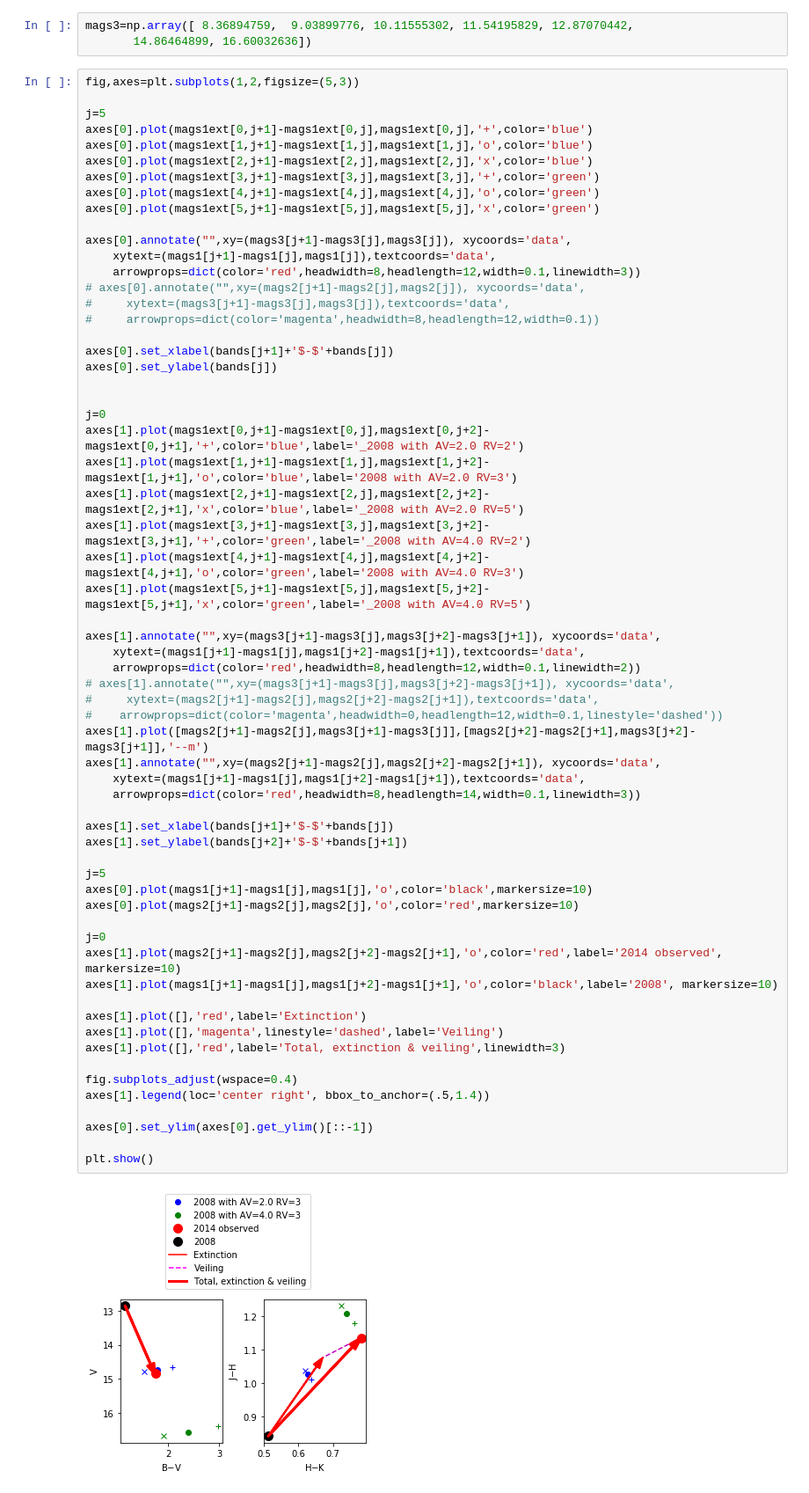
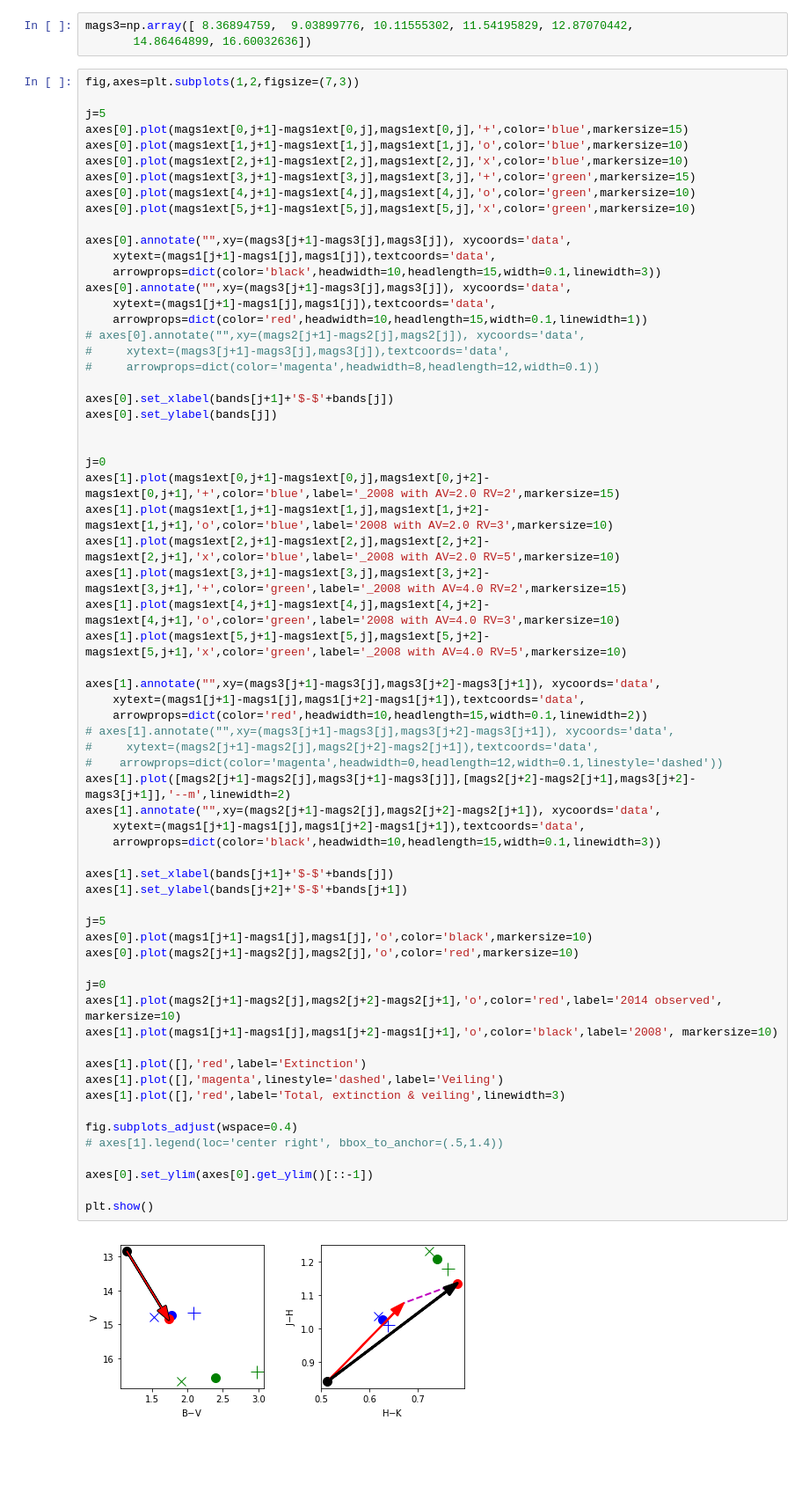
Before and after one commit to krislars/AA_Tau_Covey, a Jupyter notebook: AATau_5_figures.ipynb, the cells around one changed output. Shown: that part at 88% size. Cells and saved outputs as stored; diff of their text form; blank space fills up the shorter version.

```diff
--- a/AATau_5_figures.ipynb
+++ b/AATau_5_figures.ipynb
@@ -386,19 +427,22 @@ plt.show()
 mags3=np.array([ 8.36894759,  9.03899776, 10.11555302, 11.54195829, 12.87070442,
        14.86464899, 16.60032636])
 # %%
-fig,axes=plt.subplots(1,2,figsize=(5,3))
+fig,axes=plt.subplots(1,2,figsize=(7,3))
 
 j=5
-axes[0].plot(mags1ext[0,j+1]-mags1ext[0,j],mags1ext[0,j],'+',color='blue')
-axes[0].plot(mags1ext[1,j+1]-mags1ext[1,j],mags1ext[1,j],'o',color='blue')
-axes[0].plot(mags1ext[2,j+1]-mags1ext[2,j],mags1ext[2,j],'x',color='blue')
-axes[0].plot(mags1ext[3,j+1]-mags1ext[3,j],mags1ext[3,j],'+',color='green')
-axes[0].plot(mags1ext[4,j+1]-mags1ext[4,j],mags1ext[4,j],'o',color='green')
-axes[0].plot(mags1ext[5,j+1]-mags1ext[5,j],mags1ext[5,j],'x',color='green')
+axes[0].plot(mags1ext[0,j+1]-mags1ext[0,j],mags1ext[0,j],'+',color='blue',markersize=15)
+axes[0].plot(mags1ext[1,j+1]-mags1ext[1,j],mags1ext[1,j],'o',color='blue',markersize=10)
+axes[0].plot(mags1ext[2,j+1]-mags1ext[2,j],mags1ext[2,j],'x',color='blue',markersize=10)
+axes[0].plot(mags1ext[3,j+1]-mags1ext[3,j],mags1ext[3,j],'+',color='green',markersize=15)
+axes[0].plot(mags1ext[4,j+1]-mags1ext[4,j],mags1ext[4,j],'o',color='green',markersize=10)
+axes[0].plot(mags1ext[5,j+1]-mags1ext[5,j],mags1ext[5,j],'x',color='green',markersize=10)
 
 axes[0].annotate("",xy=(mags3[j+1]-mags3[j],mags3[j]), xycoords='data',
     xytext=(mags1[j+1]-mags1[j],mags1[j]),textcoords='data',
-    arrowprops=dict(color='red',headwidth=8,headlength=12,width=0.1,linewidth=3))
+    arrowprops=dict(color='black',headwidth=10,headlength=15,width=0.1,linewidth=3))
+axes[0].annotate("",xy=(mags3[j+1]-mags3[j],mags3[j]), xycoords='data',
+    xytext=(mags1[j+1]-mags1[j],mags1[j]),textcoords='data',
+    arrowprops=dict(color='red',headwidth=10,headlength=15,width=0.1,linewidth=1))
 # axes[0].annotate("",xy=(mags2[j+1]-mags2[j],mags2[j]), xycoords='data',
 #     xytext=(mags3[j+1]-mags3[j],mags3[j]),textcoords='data',
 #     arrowprops=dict(color='magenta',headwidth=8,headlength=12,width=0.1))
@@ -408,44 +452,44 @@ axes[0].set_ylabel(bands[j])
 
 
 j=0
-axes[1].plot(mags1ext[0,j+1]-mags1ext[0,j],mags1ext[0,j+2]-mags1ext[0,j+1],'+',color='blue',label='_2008 with AV=2.0 RV=2')
-axes[1].plot(mags1ext[1,j+1]-mags1ext[1,j],mags1ext[1,j+2]-mags1ext[1,j+1],'o',color='blue',label='2008 with AV=2.0 RV=3')
-axes[1].plot(mags1ext[2,j+1]-mags1ext[2,j],mags1ext[2,j+2]-mags1ext[2,j+1],'x',color='blue',label='_2008 with AV=2.0 RV=5')
-axes[1].plot(mags1ext[3,j+1]-mags1ext[3,j],mags1ext[3,j+2]-mags1ext[3,j+1],'+',color='green',label='_2008 with AV=4.0 RV=2')
-axes[1].plot(mags1ext[4,j+1]-mags1ext[4,j],mags1ext[4,j+2]-mags1ext[4,j+1],'o',color='green',label='2008 with AV=4.0 RV=3')
-axes[1].plot(mags1ext[5,j+1]-mags1ext[5,j],mags1ext[5,j+2]-mags1ext[5,j+1],'x',color='green',label='_2008 with AV=4.0 RV=5')
+axes[1].plot(mags1ext[0,j+1]-mags1ext[0,j],mags1ext[0,j+2]-mags1ext[0,j+1],'+',color='blue',label='_2008 with AV=2.0 RV=2',markersize=15)
+axes[1].plot(mags1ext[1,j+1]-mags1ext[1,j],mags1ext[1,j+2]-mags1ext[1,j+1],'o',color='blue',label='2008 with AV=2.0 RV=3',markersize=10)
+axes[1].plot(mags1ext[2,j+1]-mags1ext[2,j],mags1ext[2,j+2]-mags1ext[2,j+1],'x',color='blue',label='_2008 with AV=2.0 RV=5',markersize=10)
+axes[1].plot(mags1ext[3,j+1]-mags1ext[3,j],mags1ext[3,j+2]-mags1ext[3,j+1],'+',color='green',label='_2008 with AV=4.0 RV=2',markersize=15)
+axes[1].plot(mags1ext[4,j+1]-mags1ext[4,j],mags1ext[4,j+2]-mags1ext[4,j+1],'o',color='green',label='2008 with AV=4.0 RV=3',markersize=10)
+axes[1].plot(mags1ext[5,j+1]-mags1ext[5,j],mags1ext[5,j+2]-mags1ext[5,j+1],'x',color='green',label='_2008 with AV=4.0 RV=5',markersize=10)
 
 axes[1].annotate("",xy=(mags3[j+1]-mags3[j],mags3[j+2]-mags3[j+1]), xycoords='data',
     xytext=(mags1[j+1]-mags1[j],mags1[j+2]-mags1[j+1]),textcoords='data',
-    arrowprops=dict(color='red',headwidth=8,headlength=12,width=0.1,linewidth=2))
+    arrowprops=dict(color='red',headwidth=10,headlength=15,width=0.1,linewidth=2))
 # axes[1].annotate("",xy=(mags3[j+1]-mags3[j],mags3[j+2]-mags3[j+1]), xycoords='data',
 #     xytext=(mags2[j+1]-mags2[j],mags2[j+2]-mags2[j+1]),textcoords='data',
 #    arrowprops=dict(color='magenta',headwidth=0,headlength=12,width=0.1,linestyle='dashed'))
-axes[1].plot([mags2[j+1]-mags2[j],mags3[j+1]-mags3[j]],[mags2[j+2]-mags2[j+1],mags3[j+2]-mags3[j+1]],'--m')
+axes[1].plot([mags2[j+1]-mags2[j],mags3[j+1]-mags3[j]],[mags2[j+2]-mags2[j+1],mags3[j+2]-mags3[j+1]],'--m',linewidth=2)
 axes[1].annotate("",xy=(mags2[j+1]-mags2[j],mags2[j+2]-mags2[j+1]), xycoords='data',
     xytext=(mags1[j+1]-mags1[j],mags1[j+2]-mags1[j+1]),textcoords='data',
-    arrowprops=dict(color='red',headwidth=8,headlength=14,width=0.1,linewidth=3))
+    arrowprops=dict(color='black',headwidth=10,headlength=15,width=0.1,linewidth=3))
 
 axes[1].set_xlabel(bands[j+1]+'$-$'+bands[j])
 axes[1].set_ylabel(bands[j+2]+'$-$'+bands[j+1])
 
 j=5
 axes[0].plot(mags1[j+1]-mags1[j],mags1[j],'o',color='black',markersize=10)
 axes[0].plot(mags2[j+1]-mags2[j],mags2[j],'o',color='red',markersize=10)
 
 j=0
 axes[1].plot(mags2[j+1]-mags2[j],mags2[j+2]-mags2[j+1],'o',color='red',label='2014 observed', markersize=10)
 axes[1].plot(mags1[j+1]-mags1[j],mags1[j+2]-mags1[j+1],'o',color='black',label='2008', markersize=10)
 
 axes[1].plot([],'red',label='Extinction')
 axes[1].plot([],'magenta',linestyle='dashed',label='Veiling')
 axes[1].plot([],'red',label='Total, extinction & veiling',linewidth=3)
 
 fig.subplots_adjust(wspace=0.4)
-axes[1].legend(loc='center right', bbox_to_anchor=(.5,1.4))
+# axes[1].legend(loc='center right', bbox_to_anchor=(.5,1.4))
 
 axes[0].set_ylim(axes[0].get_ylim()[::-1])
 
 plt.show()
 # %% [output]
-[figure, old version]
+[figure, new version]
```
Also changed, not shown: parts of 11 cells of this notebook, 1 other file.
